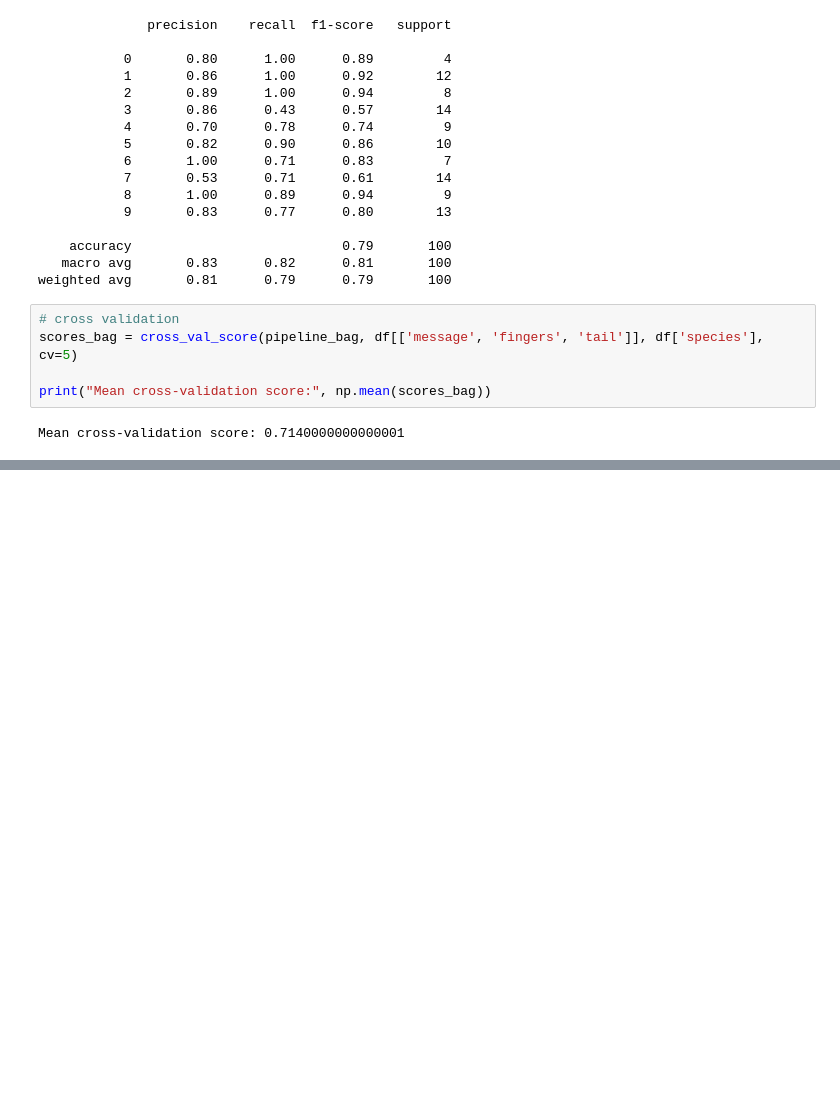
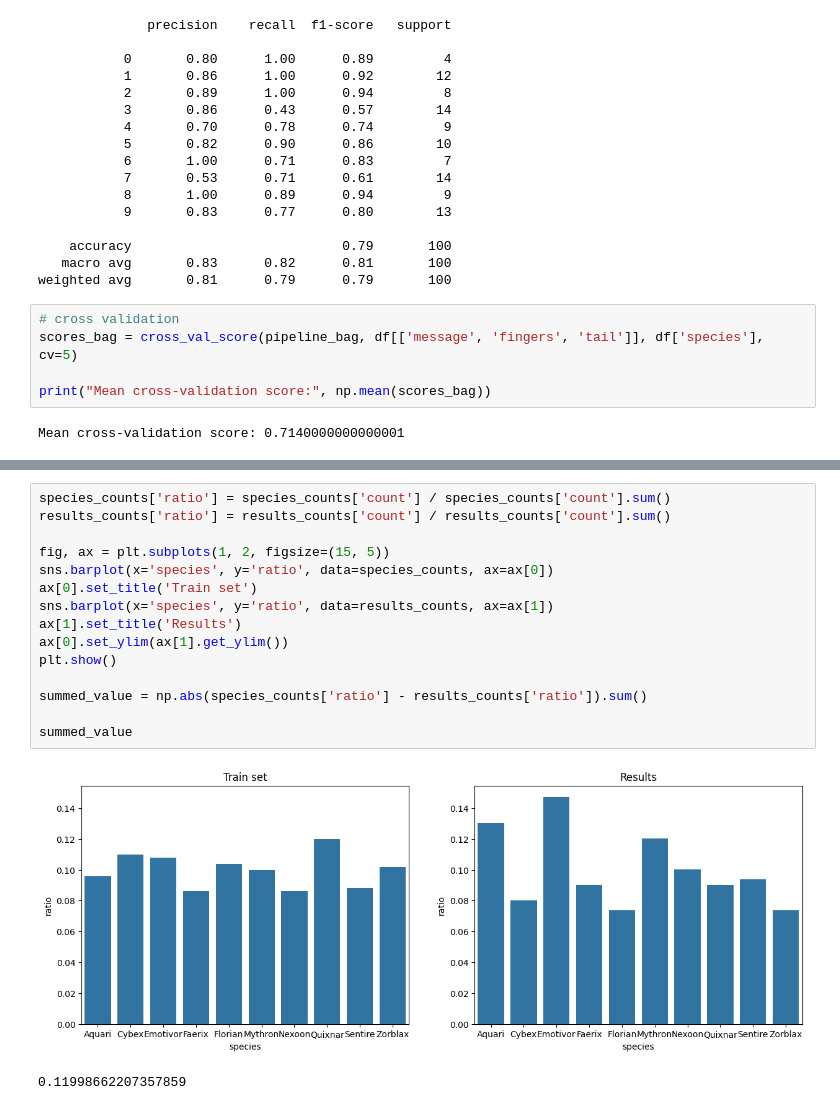
Before and after one commit to RG-04/EightFoldAI-Hackathon-2024, a Jupyter notebook: baselines.ipynb, the cells around one changed output, grey strips where cells are left out. Drawn from its saved outputs; the diff is of its cells as text; blank space fills up the shorter version.

```diff
--- a/baselines.ipynb
+++ b/baselines.ipynb
@@ -320,0 +442,18 @@ Mean cross-validation score: 0.7140000000000001
+# %%
+species_counts['ratio'] = species_counts['count'] / species_counts['count'].sum()
+results_counts['ratio'] = results_counts['count'] / results_counts['count'].sum()
+
+fig, ax = plt.subplots(1, 2, figsize=(15, 5))
+sns.barplot(x='species', y='ratio', data=species_counts, ax=ax[0])
+ax[0].set_title('Train set')
+sns.barplot(x='species', y='ratio', data=results_counts, ax=ax[1])
+ax[1].set_title('Results')
+ax[0].set_ylim(ax[1].get_ylim())
+plt.show()
+
+summed_value = np.abs(species_counts['ratio'] - results_counts['ratio']).sum()
+
+summed_value
+# %% [output]
+[figure, added]
+0.11998662207357859
```
Also changed, not shown: parts of 3 cells of this notebook, 2 other files.
